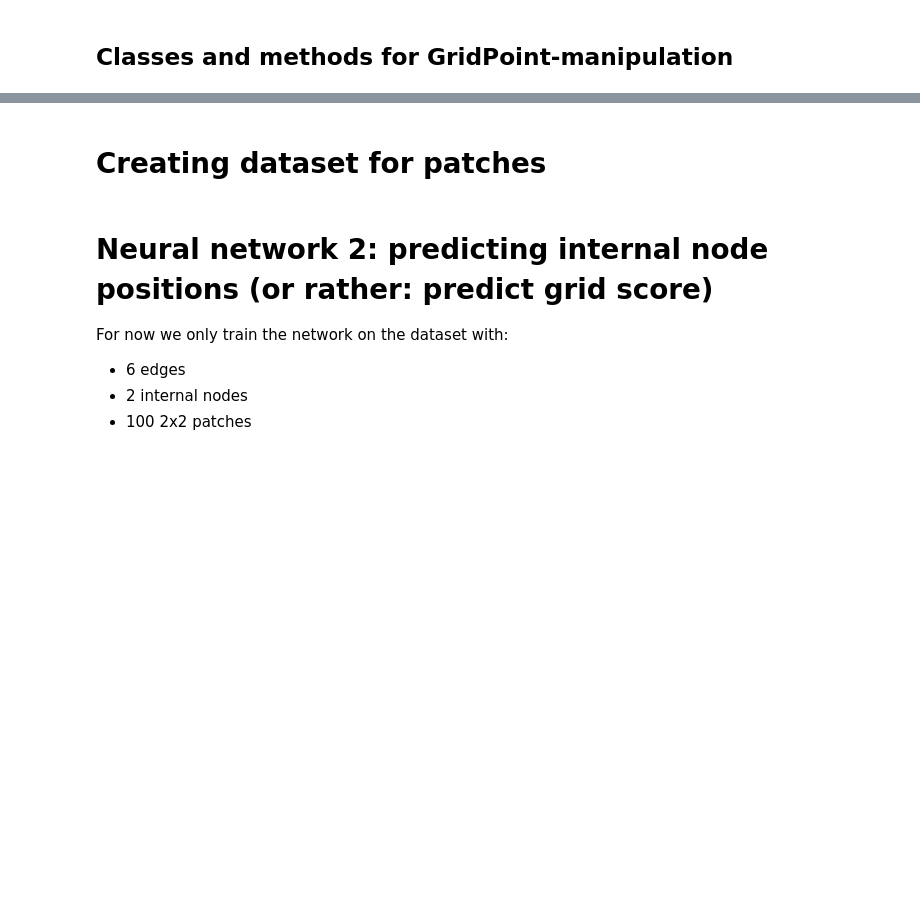
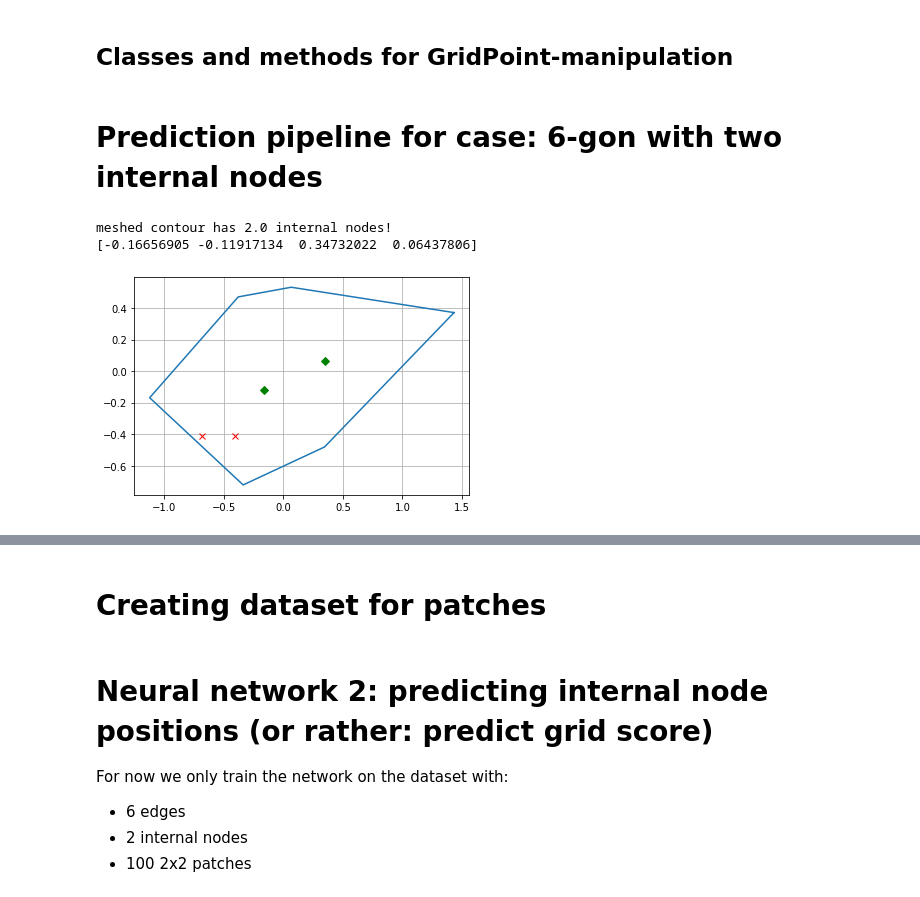
Before and after one commit to Siljekka/GrasshopperMeshAI, a Jupyter notebook: MeshPoints/MachineLearning/nn2.ipynb, the cells around one changed output, grey strips where cells are left out. Cells and saved outputs as stored; diff of their text form; code cells hidden in the pictures; blank space fills up the shorter version.

```diff
--- a/MeshPoints/MachineLearning/nn2.ipynb
+++ b/MeshPoints/MachineLearning/nn2.ipynb
@@ -342,6 +342,84 @@ def generate_internal_nodes_from_grid_score(point_grid, target_internal_node_cou
             point_grid[:] = [point for point in point_grid if point.pid not in points_to_exclude_by_id]
 
     return internal_nodes
+# %% [markdown]
+# Prediction pipeline for case: 6-gon with two internal nodes
+# %%
+# 1. Create a random contour.
+# 2. Set the amount of internal nodes to be predicted (2)
+# 3. Create a point grid and divide it into patches.
+# 4. Feed patches along with contour coordinates into model, populate point grid with predicted grid scores.
+# 5. Place and interpolate points based on the predicted grid scores.
+# 6. Evaluate results, see if it isnt completely stupid:
+#    - Try meshing the same contour with gmsh to see where the internal nodes are "supposed" to be.
+
+def predict_internal_node_count() -> int:
+    return 2
+
+# Pre-processing method for nn2.
+
+def prediction_pipeline_nn2(contour, internal_node_count):
+
+    # Predict internal node count using neural network 1.
+    internal_node_count = predict_internal_node_count()
+
+    # Build point grid
+    point_grid = generate_point_grid()
+    patches = generate_patches(point_grid)
+
+    # Pre-process contour with procrustes superimposition
+    transformed_contour = pp.procrustes(contour)['transformed_contour']
+    transformed_contour_data = [coordinate for point in transformed_contour for coordinate in point]
+
+    # Load model from file
+    model = tf.keras.models.load_model('model/six_edge_two_internal_no_penalization_model')
+    # model.summary()
+
+    # Get patch data
+    for patch in patches:
+        patch_data = [coordinate for point in patch for coordinate in point.get_coordinates()]
+
+        # Define prediction data
+        features = np.append(transformed_contour, patch_data)
+        prediction_data = np.expand_dims(features, axis=0)
+
+        # Predict
+        prediction_result = model(prediction_data).numpy()
+
+        # Write predicted score to the point grid
+        for i, p in enumerate(patch):
+            p.score = prediction_result[0][i]
+
+    return point_grid
+
+meshed_internal_node_count = -1
+internal_node_count = predict_internal_node_count()
+
+while meshed_internal_node_count != internal_node_count:
+    contour = pp.create_random_ngon(6)
+    predicted_point_grid = prediction_pipeline_nn2(contour, internal_node_count)
+    internal_nodes = generate_internal_nodes_from_grid_score(predicted_point_grid, internal_node_count)
+
+    transformed_contour = pp.procrustes(contour)['transformed_contour']
+
+    meshed_contour = pp.mesh_contour(transformed_contour, 0.6)
+    meshed_internal_points = meshed_contour[-4:]
+    meshed_internal_node_count = int(meshed_contour[13])
+    print(f"meshed contour has {meshed_contour[13]} internal nodes!")
+
+
+print(meshed_internal_points)
+print(internal_nodes)
+# Plot predicted points (green)
+plt.plot([x[0] for x in internal_nodes], [y[1] for y in internal_nodes], 'rx')
+plt.plot(meshed_internal_points[0], meshed_internal_points[1], 'gD')
+plt.plot(meshed_internal_points[2], meshed_internal_points[3], 'gD')
+pp.plot_polygon(transformed_contour)
+plt.grid(b=True)
+# %% [output]
+meshed contour has 2.0 internal nodes!
+[-0.16656905 -0.11917134  0.34732022  0.06437806]
+[figure, added]
 # %%
 # Test data
 point_grid = generate_point_grid()
```
Also changed, not shown: parts of 9 cells of this notebook, 1 other file.
